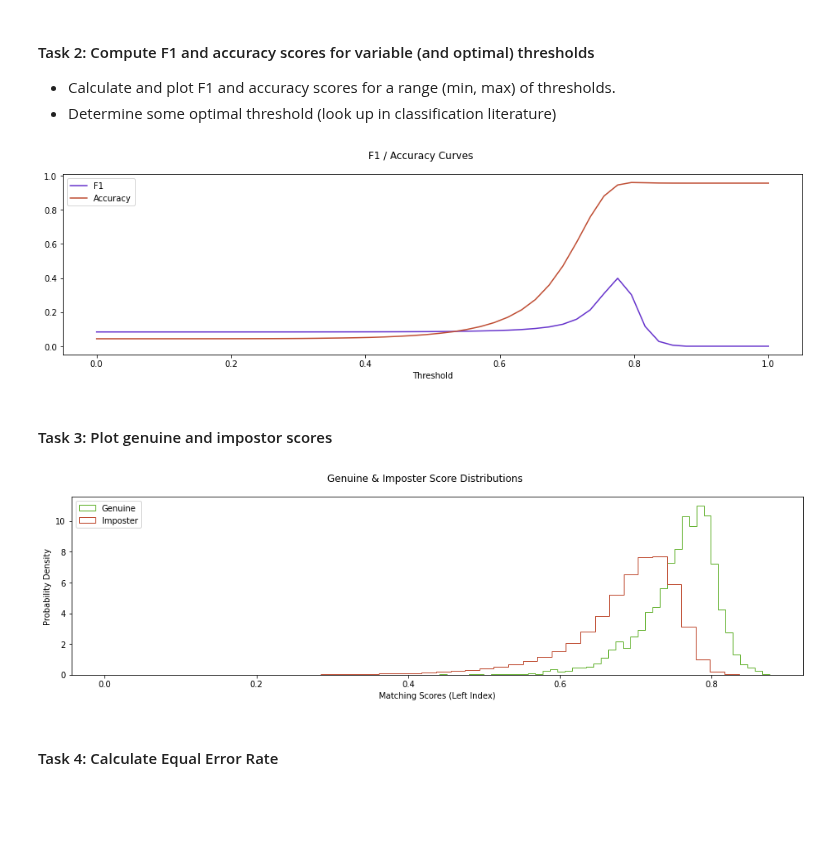
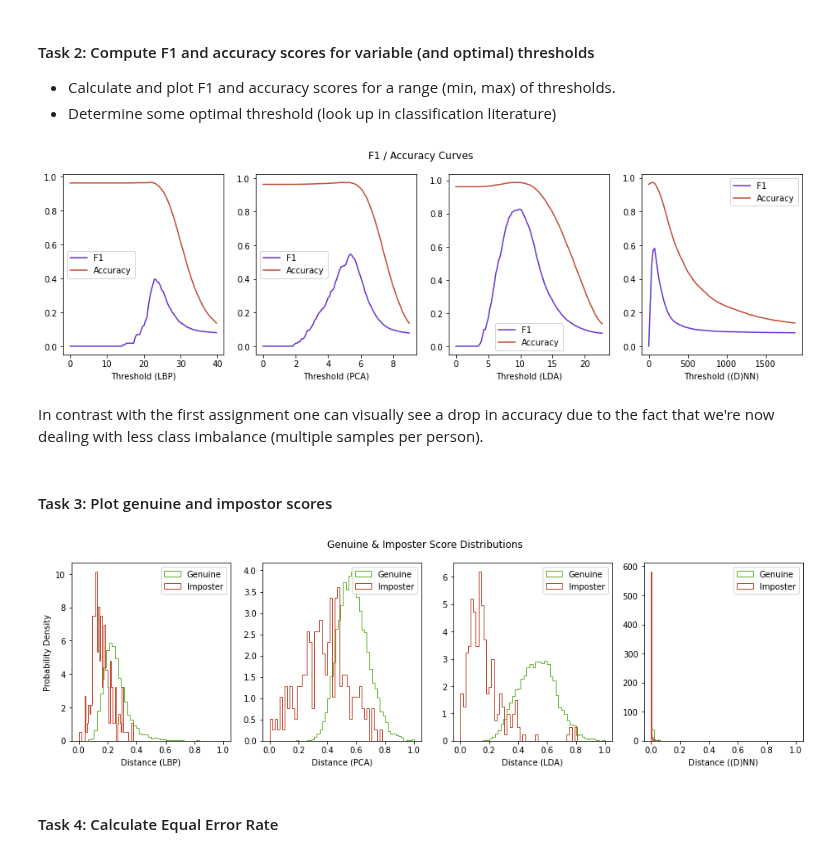
Before and after one commit to BrunoVandekerkhove/biometric-systems, a Jupyter notebook: face_recognition/facial_recognition.ipynb, the cells around one changed output. Cells and saved outputs as stored; diff of their text form; code cells hidden in the pictures; blank space fills up the shorter version.

```diff
--- a/face_recognition/facial_recognition.ipynb
+++ b/face_recognition/facial_recognition.ipynb
@@ -194,7 +193,7 @@ grid = ImageGrid(fig, 111,
                  axes_pad=0.1,
                  )
 
-for ax, im in zip(grid, faces['images']):
+for ax, im, t in zip(grid, faces['images'], faces['target']):
     # Iterating over the grid returns the Axes.
     ax.imshow(np.mean(im, -1), cmap = 'gray')
     ax.get_xaxis().set_visible(False)
@@ -383,0 +407,5 @@ if DESC == FeatureDescriptor.DL:
+# %%
+# Train model and calculate accuracy
+strategy = LBPStrategy(faces)
+strategy.fit()
+print("Accuracy on the test set: {}".format(strategy.accuracy()))
@@ -384,2 +414,4 @@ if DESC == FeatureDescriptor.DL:
 # %% [markdown]
 ## 4. Classification in typical biometrics setting
+# %%
+strategies = [LBPStrategy(faces), PCAStrategy(faces), LDAStrategy(faces), SiameseNetworkStrategy(faces)]
@@ -386,11 +420,3 @@ if DESC == FeatureDescriptor.DL:
 # %% [markdown]
 #### Task 1: Compute pair-wise matching scores
 Given the function <em>dist_metric</em> and the vector representations in variable <em>embedded</em>, compute the pairwise distances.
-# %%
-scores = np.array([dist_metric(embedded[i],embedded[j]) for i in range(n_samples) for j in range(n_samples) if i < j])
-print("Number of scores = ", scores.shape[0]) # Should be 96580 for n_samples = 440
-scores = 1 - (distances / max(distances))
-similarity_matrix = np.zeros((n_samples,n_samples))
-similarity_matrix[np.triu_indices(n_samples, k=1)] = scores
-similarity_matrix = similarity_matrix + similarity_matrix.T
-print(similarity_matrix)
@@ -451,45 +518,55 @@ In this section you can re-use the code you developed for validation in the prev
 * Calculate and plot F1 and accuracy scores for a range (min, max) of thresholds.
 * Determine some optimal threshold (look up in classification literature)
 # %%
-# Variable thresholds
 from sklearn.metrics import f1_score, accuracy_score
-thresholds = np.linspace(0.0, 1.0, 50).tolist()
-f1_scores = [f1_score(genuine_id, np.where(scores >= t, 1, 0)) for t in thresholds]
-accuracy_scores = [accuracy_score(genuine_id, np.where(scores >= t, 1, 0)) for t in thresholds]
 
-# Visualize
-figure, axes = plt.subplots(ncols=1, figsize=(16,4))
+figure, axes = plt.subplots(ncols=len(strategies), figsize=(16,4))
 figure.suptitle('F1 / Accuracy Curves')
-axes.plot(thresholds, f1_scores, color=(0.4,0.2,0.8), label='F1')
-axes.plot(thresholds, accuracy_scores, color=(0.75,0.3,0.2), label='Accuracy')
-axes.set(xlabel='Threshold')
-axes.legend();
+
+i = 0
+for strategy in strategies:
+  (distances, scores_normalized, similarity_matrix) = scores_dict[strategy.name]
+  # variable thresholds
+  max_t = sorted(distances)[len(distances)//10*9]
+  thresholds = np.linspace(0.0, max_t, 100).tolist()
+  # thresholds = [0,1,2,3,4,20,30,40,50,60,70,80,90,100,120,140,160,180,200,240,280,320,360,400,500,600,700,800,900,1000]
+  f1_scores = [f1_score(genuine_id, np.where(distances <= t, 1, 0)) for t in thresholds]
+  accuracy_scores = [accuracy_score(genuine_id, np.where(distances <= t, 1, 0)) for t in thresholds]
+  # visualize
+  axes[i].plot(thresholds, f1_scores, color=(0.4,0.2,0.8), label='F1')
+  axes[i].plot(thresholds, accuracy_scores, color=(0.75,0.3,0.2), label='Accuracy')
+  axes[i].set(xlabel='Threshold (' + strategy.name + ')')
+  axes[i].legend()
+  i = i + 1
+
 plt.show()
 # %% [output]
-[figure, old version]
+[figure, new version]
+# %% [markdown]
+In contrast with the first assignment one can visually see a drop in accuracy due to the fact that we're now dealing with less class imbalance (multiple samples per person).
 # %%
 # Optimal threshold
 # %% [markdown]
 #### Task 3: Plot genuine and impostor scores
 # %%
-# Probability density functions
-kwargs = dict(histtype='step', density=True, bins=45)
-figure, axes = plt.subplots(ncols=1, figsize=(16,4))
+kwargs = dict(histtype='step', density=True, bins=45) # bins=45
+figure, axes = plt.subplots(ncols=len(strategies), figsize=(16,4))
 figure.suptitle('Genuine & Imposter Score Distributions')
-axes.hist(scores[genuine_id > 0],
-             color=(0.4,0.7,0.2),
-             label='Genuine',
-             **kwargs)
-axes.hist(scores[genuine_id < 1],
-             color=(0.75,0.3,0.2),
-             label='Imposter',
-             **kwargs)
-axes.set(xlabel='Matching Scores (Left Index)',
-            ylabel='Probability Density')
-axes.legend();
+
+i = 0
+for strategy in strategies:
+  (distances, scores_normalized, similarity_matrix) = scores_dict[strategy.name]
+  axes[i].hist(scores_normalized[genuine_id < 1], color=(0.4,0.7,0.2), label='Genuine', **kwargs)
+  axes[i].hist(scores_normalized[genuine_id > 0], color=(0.75,0.3,0.2), label='Imposter', **kwargs)
+  if i == 0:
+    axes[i].set(ylabel='Probability Density')
+  axes[i].set(xlabel='Distance (' + strategy.name + ')')
+  axes[i].legend()
+  i = i + 1
+
 plt.show()
 # %% [output]
-[figure, old version]
+[figure, new version]
 # %% [markdown]
 #### Task 4: Calculate Equal Error Rate
 # %%
```
Also changed, not shown: parts of 31 cells of this notebook.
